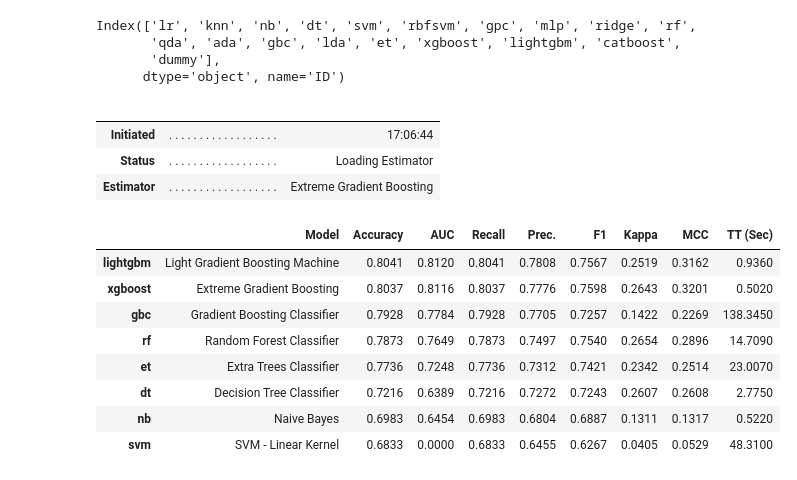
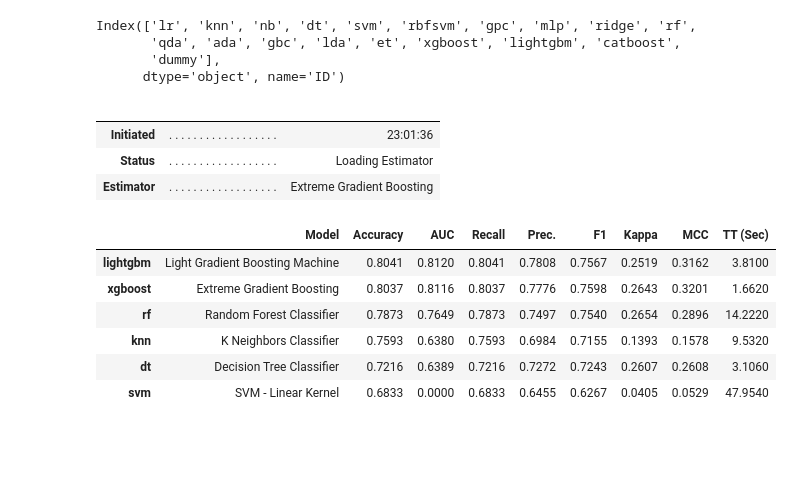
Before and after one commit to skwolvie/data245ML, a Jupyter notebook: models.ipynb, the cells around one changed output. Drawn from its saved outputs; the diff is of its cells as text; code cells hidden in the pictures; blank space fills up the shorter version.

Commit message:
models finalized

```diff
--- a/models.ipynb
+++ b/models.ipynb
@@ -142,21 +142,19 @@ Index(['lr', 'knn', 'nb', 'dt', 'svm', 'rbfsvm', 'gpc', 'mlp', 'ridge', 'rf',
        'dummy'],
       dtype='object', name='ID')
 # %%
-best = compare_models(verbose=True, include=['xgboost', 'lightgbm', 'gbc',
-                                             'rf', 'et',
-                                             'dt', 'svm', 'nb'])
+best = compare_models(verbose=True, include=['xgboost', 'lightgbm',
+                                             'rf',
+                                             'dt', 'svm', 'knn'])
 # %% [output]
 |  |  |  |
 |  |  |  |
-| Initiated | . . . . . . . . . . . . . . . . . . | 17:06:44 |
+| Initiated | . . . . . . . . . . . . . . . . . . | 23:01:36 |
 | Status | . . . . . . . . . . . . . . . . . . | Loading Estimator |
 | Estimator | . . . . . . . . . . . . . . . . . . | Extreme Gradient Boosting |
 |  | Model | Accuracy | AUC | Recall | Prec. | F1 | Kappa | MCC | TT (Sec) |
-| lightgbm | Light Gradient Boosting Machine | 0.8041 | 0.8120 | 0.8041 | 0.7808 | 0.7567 | 0.2519 | 0.3162 | 0.9360 |
-| xgboost | Extreme Gradient Boosting | 0.8037 | 0.8116 | 0.8037 | 0.7776 | 0.7598 | 0.2643 | 0.3201 | 0.5020 |
-| gbc | Gradient Boosting Classifier | 0.7928 | 0.7784 | 0.7928 | 0.7705 | 0.7257 | 0.1422 | 0.2269 | 138.3450 |
-| rf | Random Forest Classifier | 0.7873 | 0.7649 | 0.7873 | 0.7497 | 0.7540 | 0.2654 | 0.2896 | 14.7090 |
-| et | Extra Trees Classifier | 0.7736 | 0.7248 | 0.7736 | 0.7312 | 0.7421 | 0.2342 | 0.2514 | 23.0070 |
-| dt | Decision Tree Classifier | 0.7216 | 0.6389 | 0.7216 | 0.7272 | 0.7243 | 0.2607 | 0.2608 | 2.7750 |
-| nb | Naive Bayes | 0.6983 | 0.6454 | 0.6983 | 0.6804 | 0.6887 | 0.1311 | 0.1317 | 0.5220 |
-| svm | SVM - Linear Kernel | 0.6833 | 0.0000 | 0.6833 | 0.6455 | 0.6267 | 0.0405 | 0.0529 | 48.3100 |
+| lightgbm | Light Gradient Boosting Machine | 0.8041 | 0.8120 | 0.8041 | 0.7808 | 0.7567 | 0.2519 | 0.3162 | 3.8100 |
+| xgboost | Extreme Gradient Boosting | 0.8037 | 0.8116 | 0.8037 | 0.7776 | 0.7598 | 0.2643 | 0.3201 | 1.6620 |
+| rf | Random Forest Classifier | 0.7873 | 0.7649 | 0.7873 | 0.7497 | 0.7540 | 0.2654 | 0.2896 | 14.2220 |
+| knn | K Neighbors Classifier | 0.7593 | 0.6380 | 0.7593 | 0.6984 | 0.7155 | 0.1393 | 0.1578 | 9.5320 |
+| dt | Decision Tree Classifier | 0.7216 | 0.6389 | 0.7216 | 0.7272 | 0.7243 | 0.2607 | 0.2608 | 3.1060 |
+| svm | SVM - Linear Kernel | 0.6833 | 0.0000 | 0.6833 | 0.6455 | 0.6267 | 0.0405 | 0.0529 | 47.9540 |
```
Also changed, not shown: parts of 2 cells of this notebook, 1 other file.
